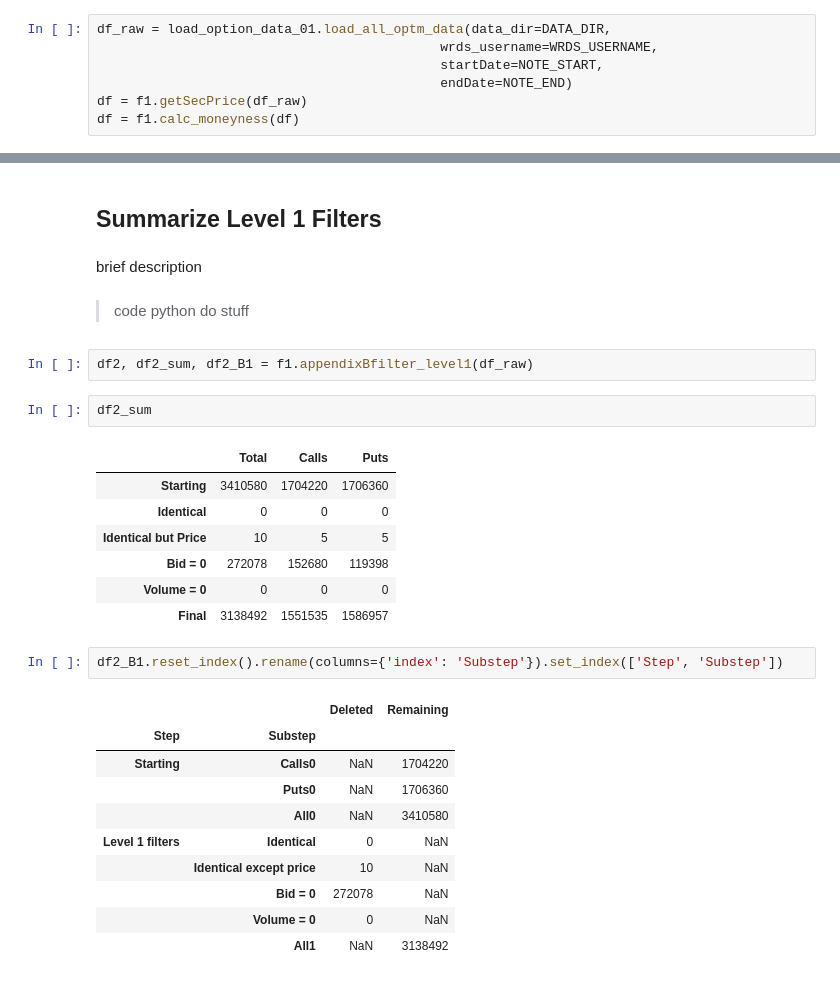
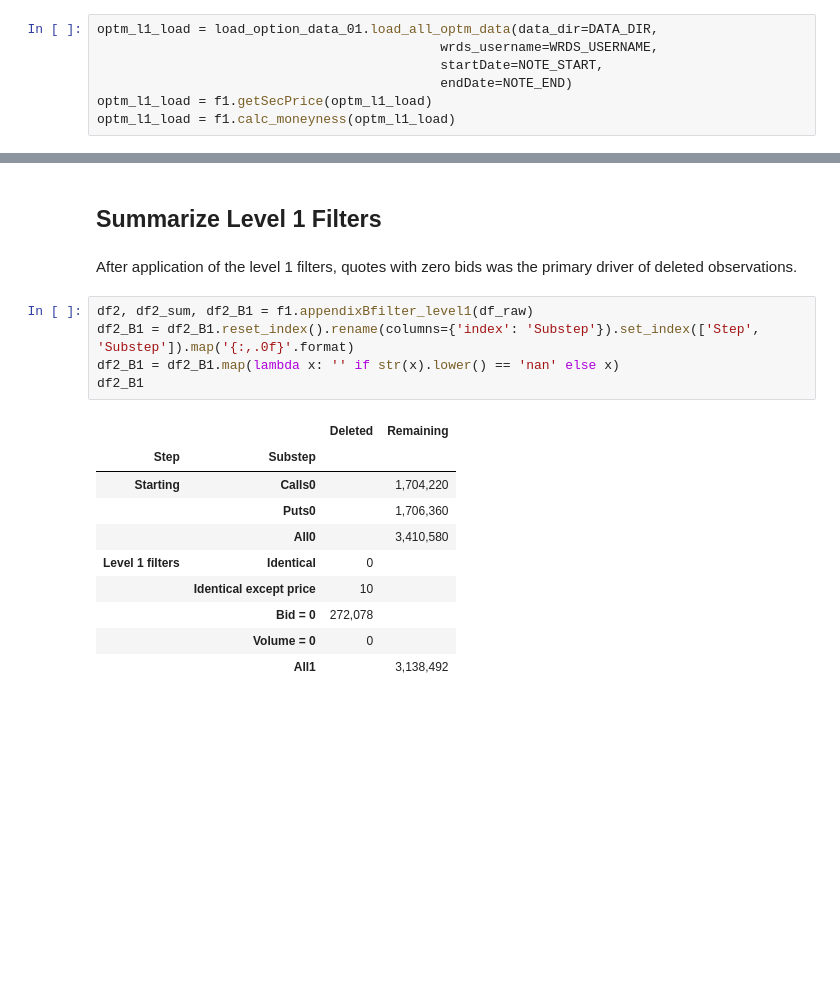
Before and after one commit to harrypandas/finm-32900_final_project, a Jupyter notebook: notebooks/02_Level01_Filters.ipynb, the cells around one changed output, grey strips where cells are left out. Cells and saved outputs as stored; diff of their text form; blank space fills up the shorter version.

```diff
--- a/notebooks/02_Level01_Filters.ipynb
+++ b/notebooks/02_Level01_Filters.ipynb
@@ -47,8 +45,8 @@ brief description
 # %%
-df_raw = load_option_data_01.load_all_optm_data(data_dir=DATA_DIR,
+optm_l1_load = load_option_data_01.load_all_optm_data(data_dir=DATA_DIR,
 											wrds_username=WRDS_USERNAME,
 											startDate=NOTE_START,
 											endDate=NOTE_END)
-df = f1.getSecPrice(df_raw)
-df = f1.calc_moneyness(df)
+optm_l1_load = f1.getSecPrice(optm_l1_load)
+optm_l1_load = f1.calc_moneyness(optm_l1_load)
 # %% [output]
@@ -158,31 +190,20 @@ df = f1.delete_zero_volume_filter(df)
 # %% [markdown]
 ## Summarize Level 1 Filters
 # %% [markdown]
-brief description
+After application of the level 1 filters, quotes with zero bids was the primary driver of deleted observations.
-# %% [markdown]
-> code python do stuff
-# %%
-df2, df2_sum, df2_B1 = f1.appendixBfilter_level1(df_raw)
-# %%
-df2_sum
-# %% [output]
-|  | Total | Calls | Puts |
-| Starting | 3410580 | 1704220 | 1706360 |
-| Identical | 0 | 0 | 0 |
-| Identical but Price | 10 | 5 | 5 |
-| Bid = 0 | 272078 | 152680 | 119398 |
-| Volume = 0 | 0 | 0 | 0 |
-| Final | 3138492 | 1551535 | 1586957 |
 # %%
-df2_B1.reset_index().rename(columns={'index': 'Substep'}).set_index(['Step', 'Substep'])
+df2, df2_sum, df2_B1 = f1.appendixBfilter_level1(df_raw)
+df2_B1 = df2_B1.reset_index().rename(columns={'index': 'Substep'}).set_index(['Step', 'Substep']).map('{:,.0f}'.format)
+df2_B1 = df2_B1.map(lambda x: '' if str(x).lower() == 'nan' else x)
+df2_B1
 # %% [output]
 |  |  | Deleted | Remaining |
 | Step | Substep |  |  |
-| Starting | Calls0 | NaN | 1704220 |
-|  | Puts0 | NaN | 1706360 |
-|  | All0 | NaN | 3410580 |
-| Level 1 filters | Identical | 0 | NaN |
-|  | Identical except price | 10 | NaN |
-|  | Bid = 0 | 272078 | NaN |
-|  | Volume = 0 | 0 | NaN |
-|  | All1 | NaN | 3138492 |
+| Starting | Calls0 |  | 1,704,220 |
+|  | Puts0 |  | 1,706,360 |
+|  | All0 |  | 3,410,580 |
+| Level 1 filters | Identical | 0 |  |
+|  | Identical except price | 10 |  |
+|  | Bid = 0 | 272,078 |  |
+|  | Volume = 0 | 0 |  |
+|  | All1 |  | 3,138,492 |
```
Also changed, not shown: parts of 28 cells of this notebook.
